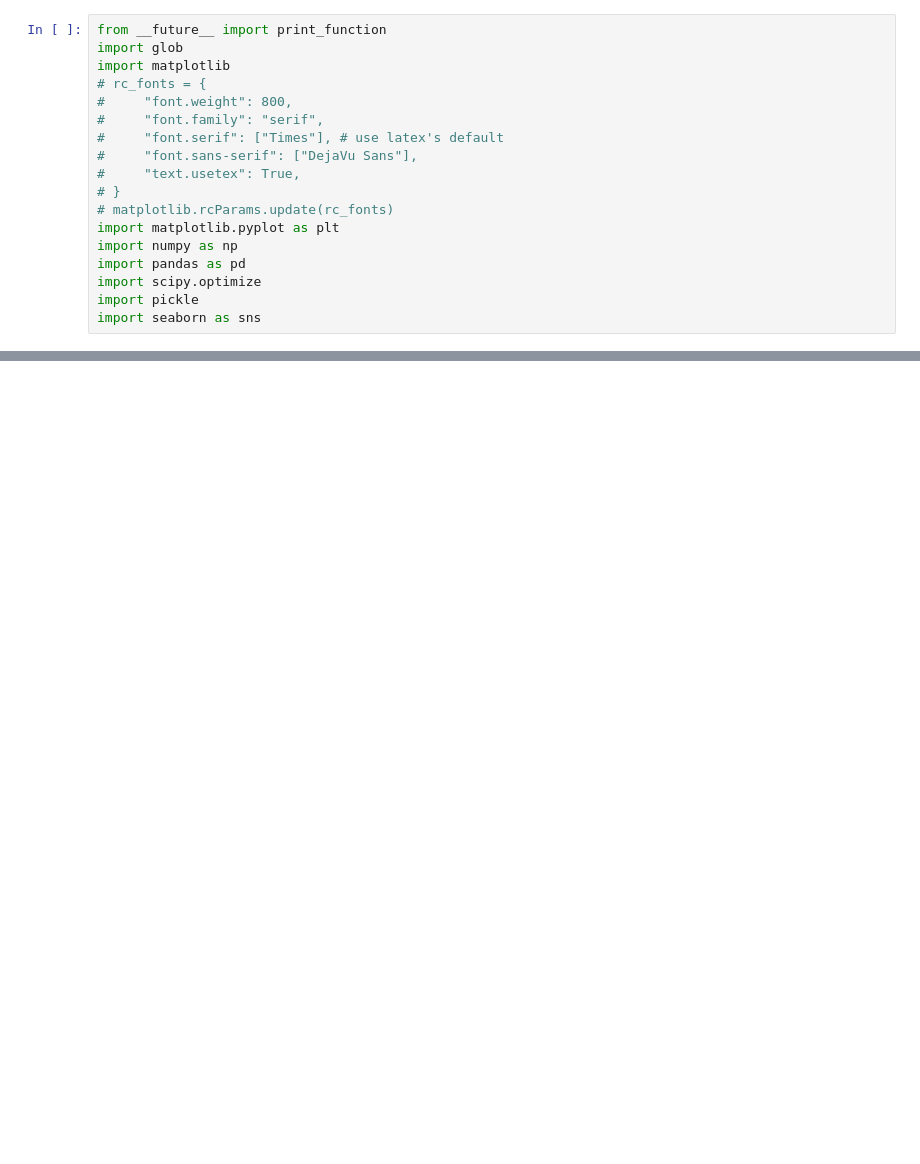
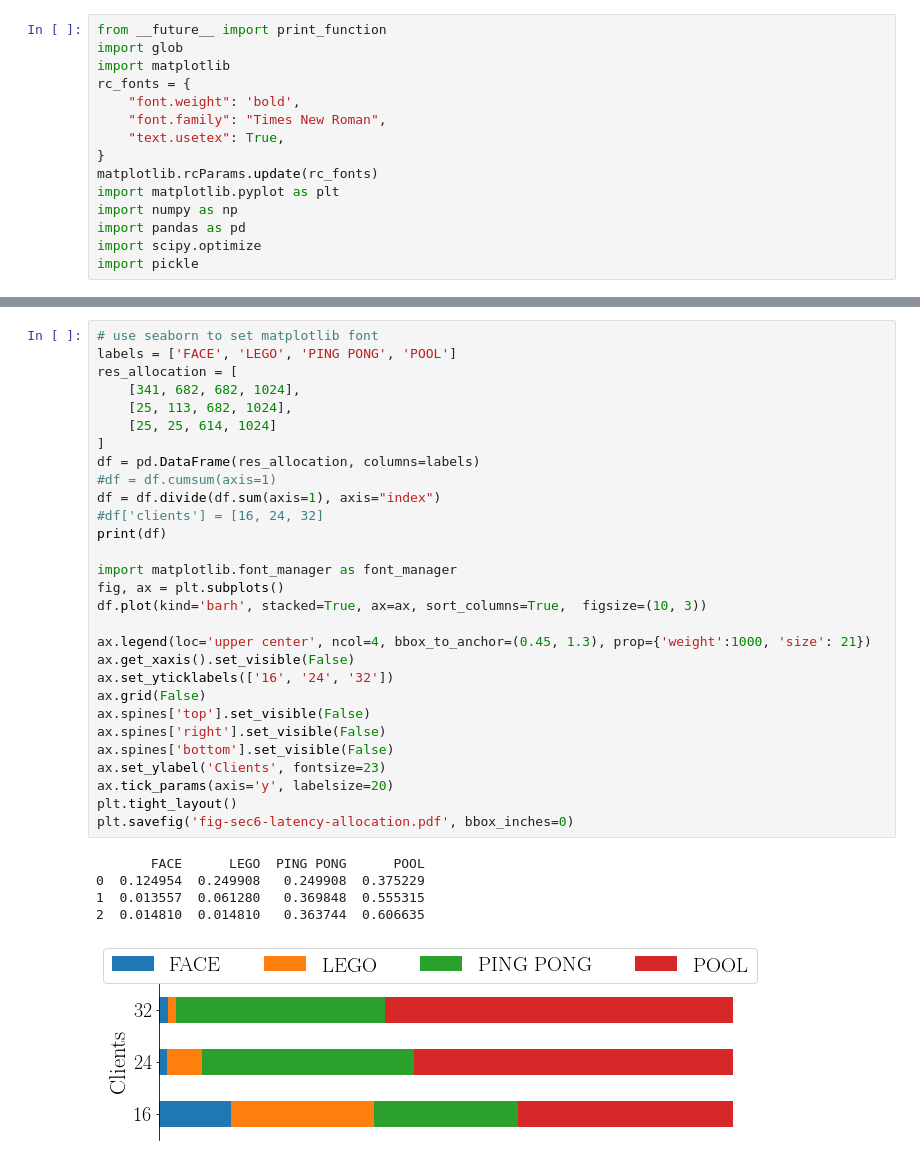
Before and after one commit to cmusatyalab/sec19-scalable-edge-native-applications, a Jupyter notebook: visualization/sec6-inst-latency-plot.ipynb, the cells around one changed output, grey strips where cells are left out. Drawn from its saved outputs; the diff is of its cells as text; blank space fills up the shorter version.

Commit message:
add in final visualization

```diff
--- a/visualization/sec6-inst-latency-plot.ipynb
+++ b/visualization/sec6-inst-latency-plot.ipynb
@@ -2,20 +2,17 @@
 from __future__ import print_function
 import glob
 import matplotlib
-# rc_fonts = {
-#     "font.weight": 800,
-#     "font.family": "serif",
-#     "font.serif": ["Times"], # use latex's default
-#     "font.sans-serif": ["DejaVu Sans"],
-#     "text.usetex": True,
-# }
-# matplotlib.rcParams.update(rc_fonts)
+rc_fonts = {
+    "font.weight": 'bold',
+    "font.family": "Times New Roman",
+    "text.usetex": True,
+}
+matplotlib.rcParams.update(rc_fonts)
 import matplotlib.pyplot as plt
 import numpy as np
 import pandas as pd
 import scipy.optimize
 import pickle
-import seaborn as sns
 # %%
 %matplotlib notebook
 with open('sec6-inst-latency.pkl', 'rb') as f:
@@ -55,0 +79,35 @@ for app in apps:
+# %%
+# use seaborn to set matplotlib font
+labels = ['FACE', 'LEGO', 'PING PONG', 'POOL']
+res_allocation = [
+    [341, 682, 682, 1024],
+    [25, 113, 682, 1024],
+    [25, 25, 614, 1024]
+]
+df = pd.DataFrame(res_allocation, columns=labels)
+#df = df.cumsum(axis=1)
+df = df.divide(df.sum(axis=1), axis="index")
+#df['clients'] = [16, 24, 32]
+print(df)
+
+import matplotlib.font_manager as font_manager
+fig, ax = plt.subplots()
+df.plot(kind='barh', stacked=True, ax=ax, sort_columns=True,  figsize=(10, 3))
+
+ax.legend(loc='upper center', ncol=4, bbox_to_anchor=(0.45, 1.3), prop={'weight':1000, 'size': 21})
+ax.get_xaxis().set_visible(False)
+ax.set_yticklabels(['16', '24', '32'])
+ax.grid(False)
+ax.spines['top'].set_visible(False)
+ax.spines['right'].set_visible(False)
+ax.spines['bottom'].set_visible(False)
+ax.set_ylabel('Clients', fontsize=23)
+ax.tick_params(axis='y', labelsize=20)
+plt.tight_layout()
+plt.savefig('fig-sec6-latency-allocation.pdf', bbox_inches=0)
+# %% [output]
+       FACE      LEGO  PING PONG      POOL
+0  0.124954  0.249908   0.249908  0.375229
+1  0.013557  0.061280   0.369848  0.555315
+2  0.014810  0.014810   0.363744  0.606635
+[figure, added]
```
Also changed, not shown: parts of 3 cells of this notebook, 33 other files.
